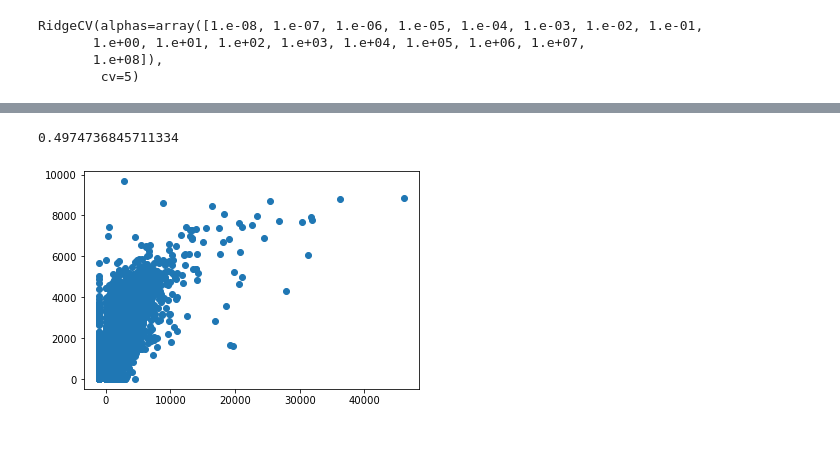
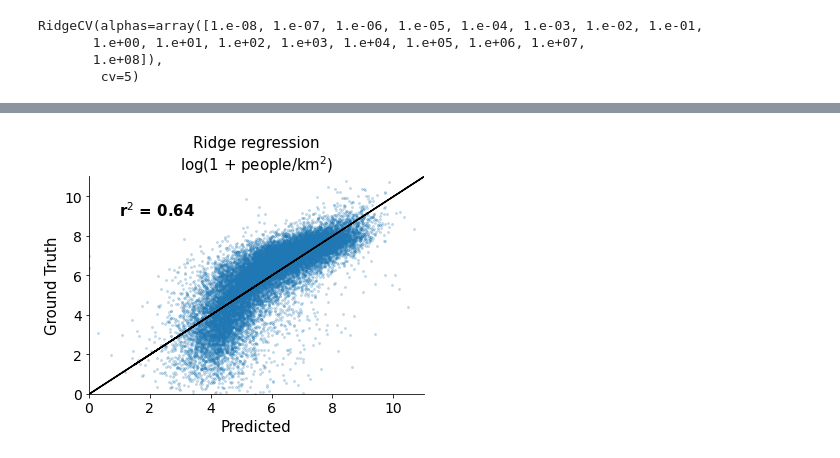
Before and after one commit to calebrob6/mosaiks-api, a Jupyter notebook: notebooks/Batch processing example code.ipynb, the cells around one changed output, grey strips where cells are left out. Saved outputs shown, nothing was run; the diff lists cells and outputs as text; code cells hidden in the pictures.

Commit message:
Figures

```diff
--- a/notebooks/Batch processing example code.ipynb
+++ b/notebooks/Batch processing example code.ipynb
@@ -200,7 +202,14 @@ from sklearn.linear_model import RidgeCV
 from sklearn.model_selection import train_test_split
 from sklearn.metrics import r2_score
+# %%
+mask = y_all >= 0
+# %%
+y_all = y_all[mask]
+x_all = x_all[mask]
+# %%
+y_all_log = np.log(y_all + 1)
 # %%
-x_train, x_test, y_train, y_test = train_test_split(x_all, y_all, test_size=0.2, random_state=0)
+x_train, x_test, y_train, y_test = train_test_split(x_all, y_all_log, test_size=0.2, random_state=0)
 # %%
 ridge_cv = RidgeCV(cv=5, alphas = np.logspace(-8,8,base=10,num=17))
 ridge_cv.fit(x_train, y_train)
@@ -218,11 +225,25 @@ y_pred = np.maximum(ridge_cv.predict(x_test), 0)
-# %%
-r2_score(y_test, y_pred)
-# %% [output]
-0.4974736845711334
 # %%
+y_pred = np.maximum(ridge_cv.predict(x_test), 0)
+
 plt.figure()
-plt.scatter(y_test, y_pred)
+plt.scatter(y_pred, y_test, alpha=0.2, s=4)
+plt.xlabel("Predicted", fontsize=15)
+plt.ylabel("Ground Truth", fontsize=15)
+plt.title("Ridge regression\nlog(1 + people/km$^2$)", fontsize=15)
+plt.xticks(fontsize=14)
+plt.yticks(fontsize=14)
+#plt.plot([0,11],[0,11],color="black")
+
+plt.xlim([0,11])
+plt.ylim([0,11])
+
+plt.text(1,9,s="r$^2$ = %0.2f" % (r2_score(y_test, y_pred)), fontsize=15, fontweight="bold")
+m, b = np.polyfit(y_pred, y_test, 1)
+plt.plot(y_pred, m*y_pred+b, color="black")
+plt.gca().spines.right.set_visible(False)
+plt.gca().spines.top.set_visible(False)
+
 plt.show()
 plt.close()
 # %% [output]
-[figure, old version]
+[figure, new version]
```
Also changed, not shown: parts of 10 cells of this notebook, 3 other files.
